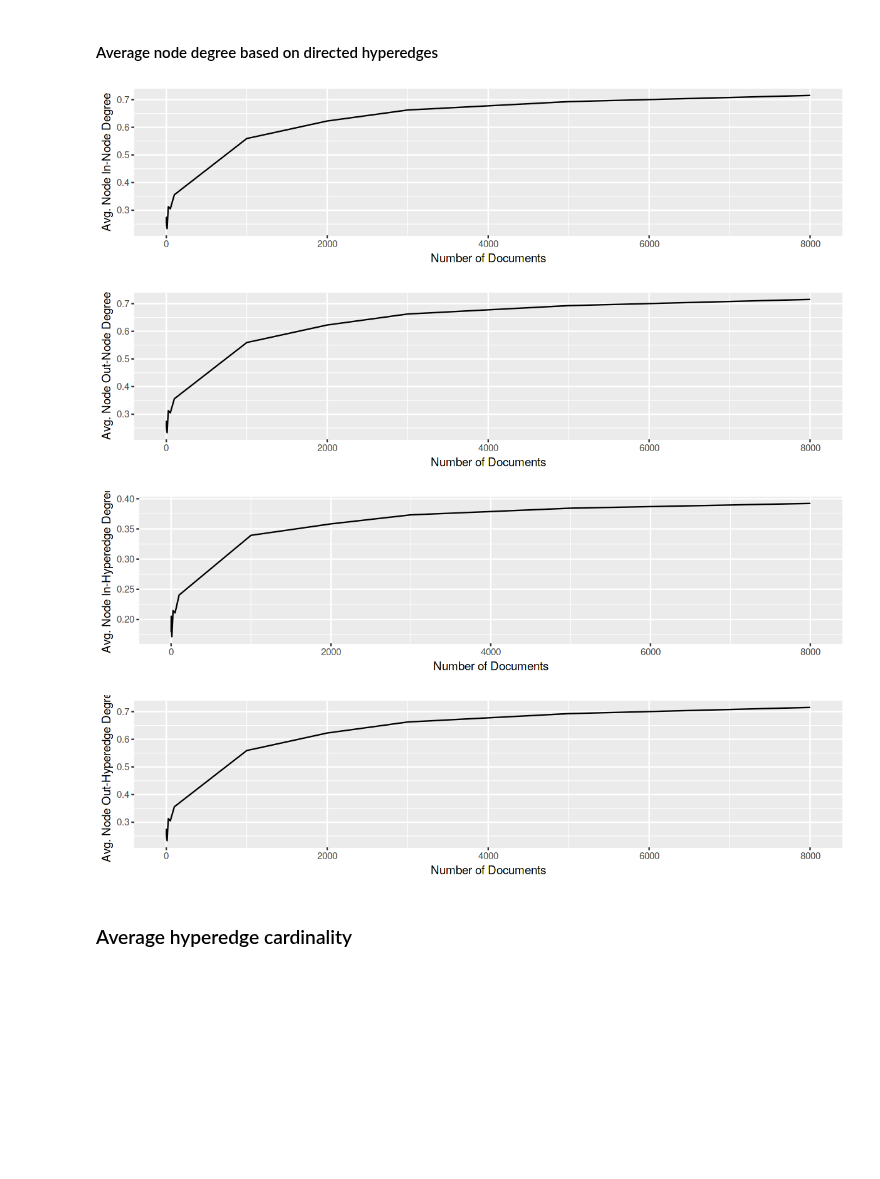
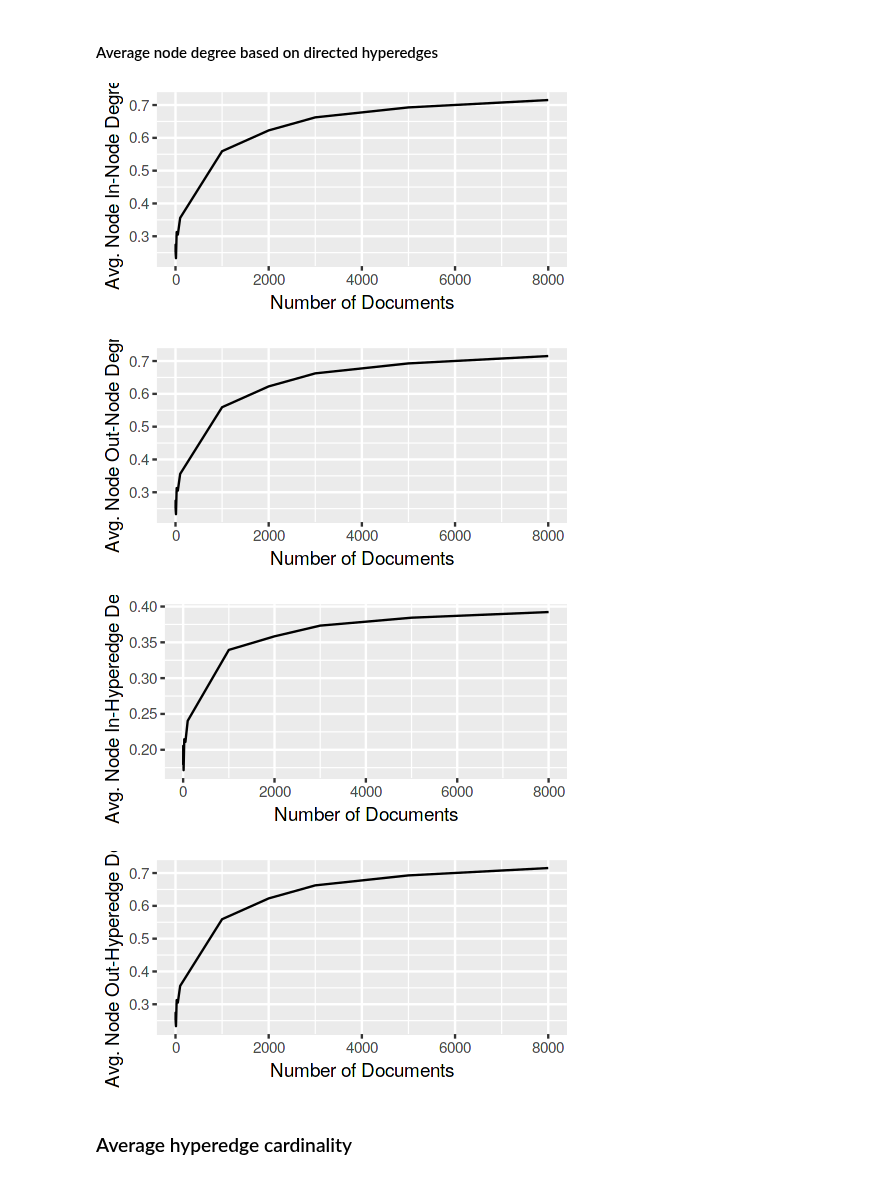
Before and after one commit to feup-infolab/army-ant, a Jupyter notebook: notebooks/hypergraph_of_entity/hypergraph_of_entity.ipynb, the cells around one changed output. Cells and saved outputs as stored; diff of their text form; code cells hidden in the pictures; blank space fills up the shorter version.

Commit message:
CN 2019: Resized the figures for the whole notebook and did some other adjustements.

```diff
--- a/notebooks/hypergraph_of_entity/hypergraph_of_entity.ipynb
+++ b/notebooks/hypergraph_of_entity/hypergraph_of_entity.ipynb
@@ -450,25 +450,21 @@ ggsave(filename = "output/snapshot_average_all_hyperedge_degree.png", width = 4,
 # %% [markdown]
 #### Average node degree based on directed hyperedges
 # %%
-options(repr.plot.width=10, repr.plot.height=2.5)
 plot_degree_over_time(snapshot_node_degree, "Avg. Node In-Node Degree", stat = "dir_in_v_degree")
 # %% [output]
-[figure, old version]
+[figure, new version]
 # %%
-options(repr.plot.width=10, repr.plot.height=2.5)
 plot_degree_over_time(snapshot_node_degree, "Avg. Node Out-Node Degree", stat = "dir_out_v_degree")
 # %% [output]
-[figure, old version]
+[figure, new version]
 # %%
-options(repr.plot.width=10, repr.plot.height=2.5)
 plot_degree_over_time(snapshot_node_degree, "Avg. Node In-Hyperedge Degree", stat = "dir_in_e_degree")
 # %% [output]
-[figure, old version]
+[figure, new version]
 # %%
-options(repr.plot.width=10, repr.plot.height=2.5)
 plot_degree_over_time(snapshot_node_degree, "Avg. Node Out-Hyperedge Degree", stat = "dir_out_e_degree")
 # %% [output]
-[figure, old version]
+[figure, new version]
 # %% [markdown]
 ### Average hyperedge cardinality
 # %%
```
Also changed, not shown: parts of 27 cells of this notebook.
